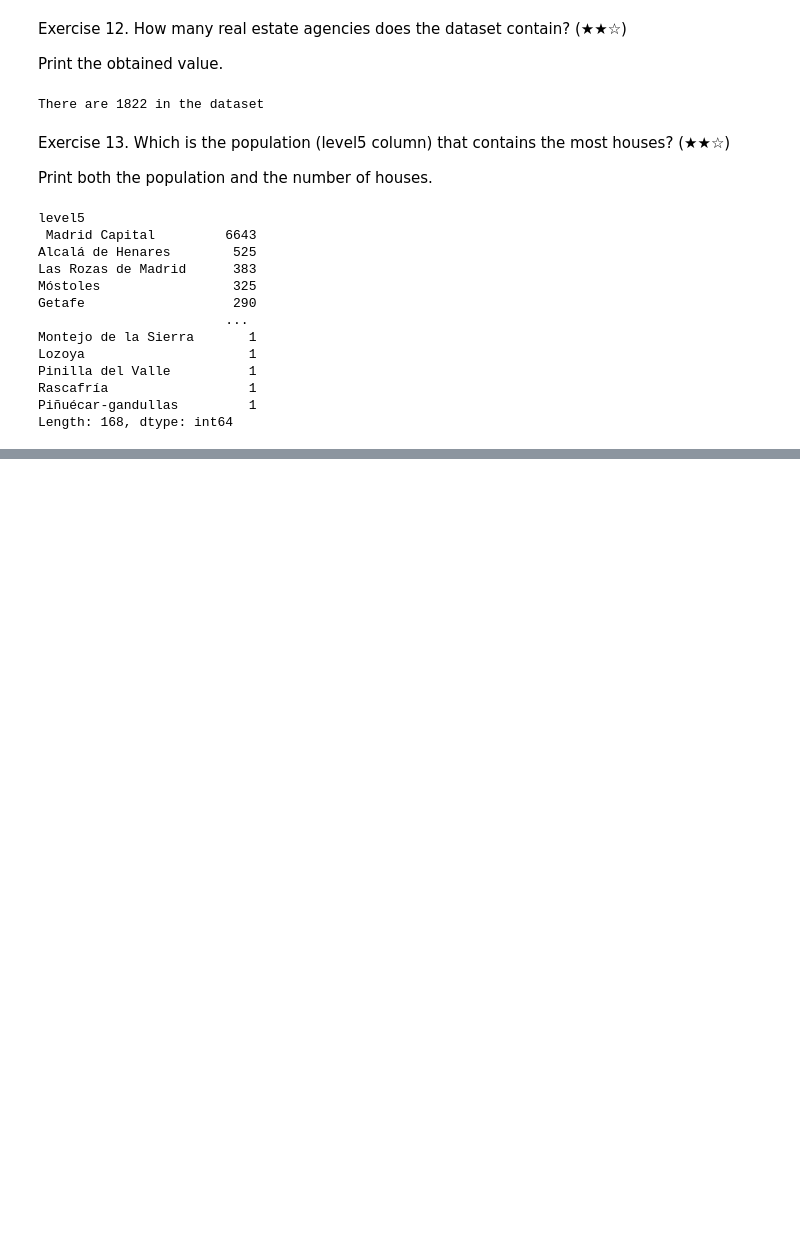
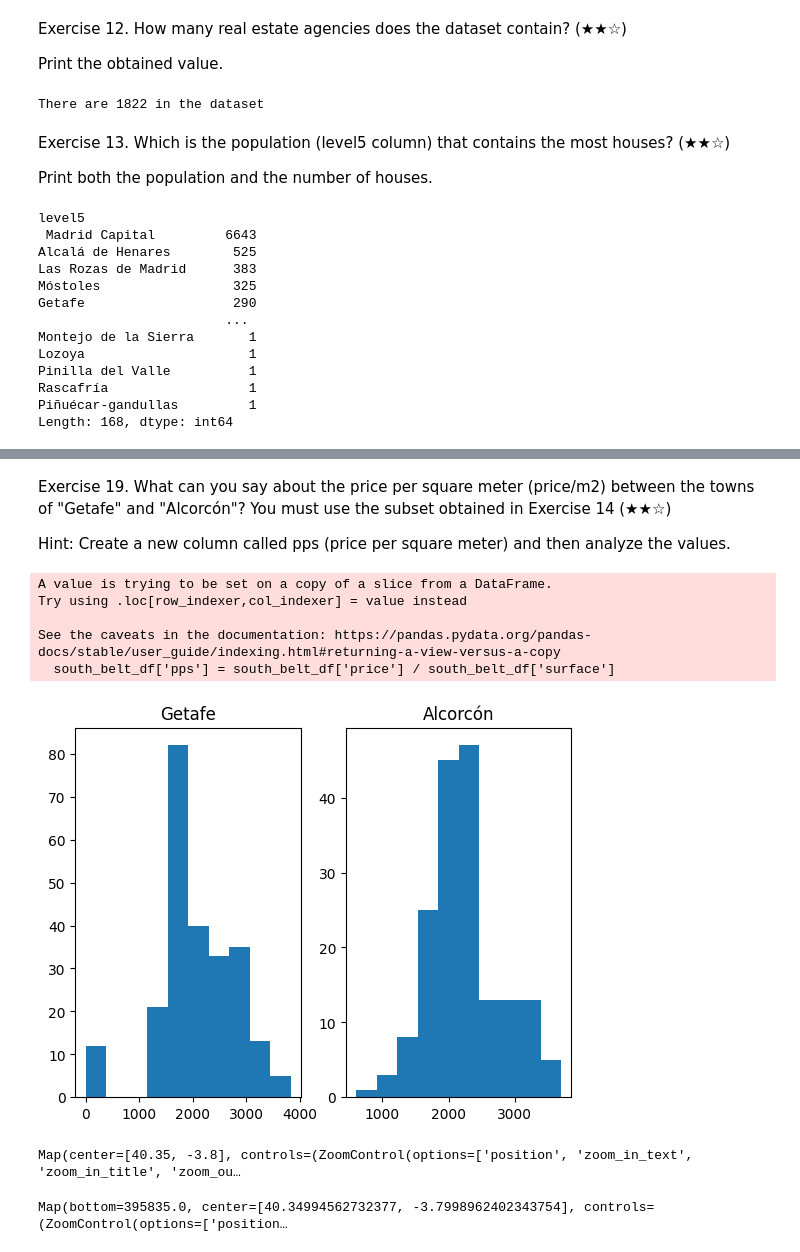
Before and after one commit to aguamelsu/pre_work, a Jupyter notebook: notebooks/01_analysis.ipynb, the cells around one changed output, grey strips where cells are left out. Drawn from its saved outputs; the diff is of its cells as text; code cells hidden in the pictures; blank space fills up the shorter version.

```diff
--- a/notebooks/01_analysis.ipynb
+++ b/notebooks/01_analysis.ipynb
@@ -312,0 +378,48 @@ Execute the following cell, and then start coding in the next one. You must impl
+# %% [markdown]
+
+Exercise 19. What can you say about the price per square meter (price/m2) between the towns of "Getafe" and "Alcorcón"? You must use the subset obtained in Exercise 14 (★★☆)
+
+Hint: Create a new column called pps (price per square meter) and then analyze the values.
+# %%
+south_belt_df['pps'] = south_belt_df['price'] / south_belt_df['surface']
+
+getafe_pps = south_belt_df.loc[south_belt_df['level5']=='Getafe', ['pps']]
+alcorcon_pps = south_belt_df.loc[south_belt_df['level5']=='Alcorcón', ['pps']]
+
+fig, axes = plt.subplots(1, 2)
+
+axes[0].hist(getafe_pps)
+axes[0].set_title('Getafe')
+
+axes[1].hist(alcorcon_pps)
+axes[1].set_title('Alcorcón')
+
+plt.show()
+# %% [output]
+A value is trying to be set on a copy of a slice from a DataFrame.
+Try using .loc[row_indexer,col_indexer] = value instead
+
+See the caveats in the documentation: https://pandas.pydata.org/pandas-docs/stable/user_guide/indexing.html#returning-a-view-versus-a-copy
+  south_belt_df['pps'] = south_belt_df['price'] / south_belt_df['surface']
+[figure, added]
+# %%
+from ipyleaflet import Map, basemaps, Marker
+
+map = Map(basemap=basemaps.OpenStreetMap.Mapnik, center=(40.35, -3.8), zoom=11.5)
+
+map
+# %% [output]
+Map(center=[40.35, -3.8], controls=(ZoomControl(options=['position', 'zoom_in_text', 'zoom_in_title', 'zoom_ou…
+# %%
+latitude = south_belt_df['latitude'].tolist()
+longitude = south_belt_df['longitude'].tolist()
+
+coordinates = list(zip(latitude, longitude))
+
+for coor in coordinates:
+    marker = Marker(location=coor)
+    map.add(marker)
+
+map
+# %% [output]
+Map(bottom=395835.0, center=[40.34994562732377, -3.7998962402343754], controls=(ZoomControl(options=['position…
```
Also changed, not shown: parts of 20 cells of this notebook, 1 other file.
